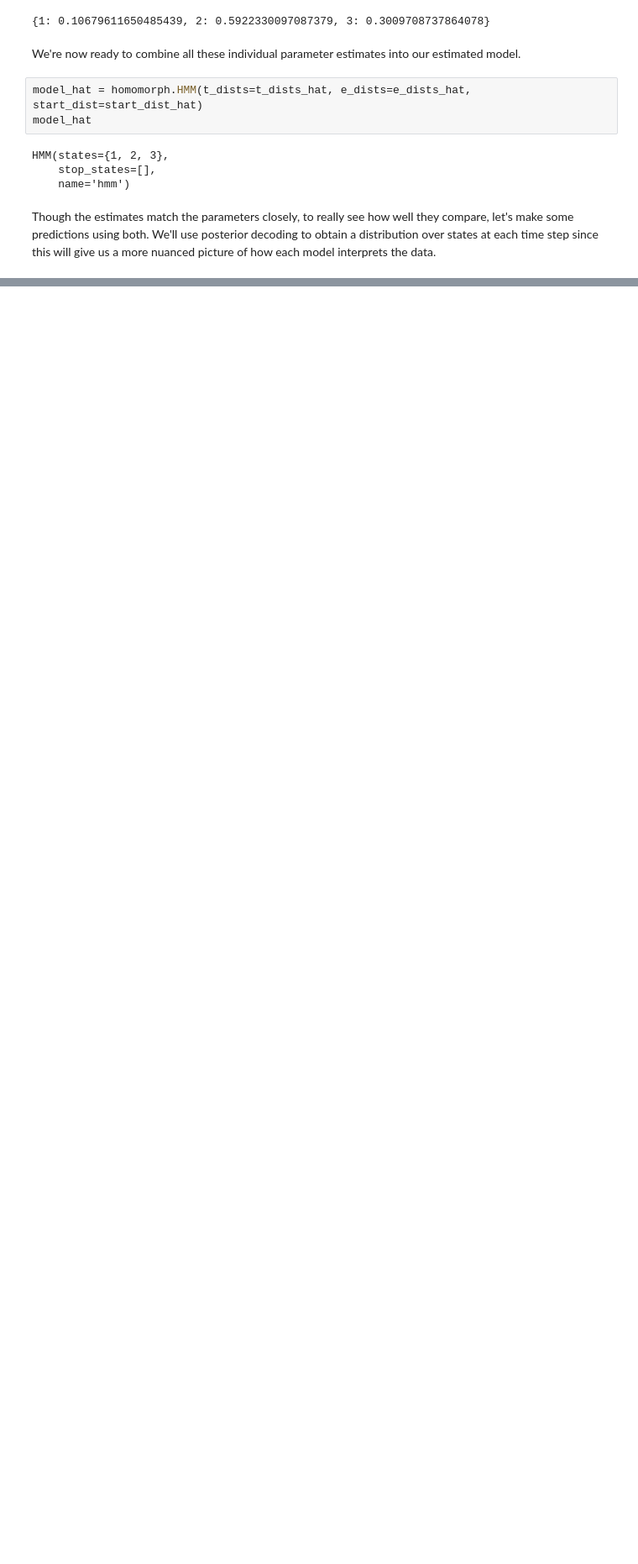
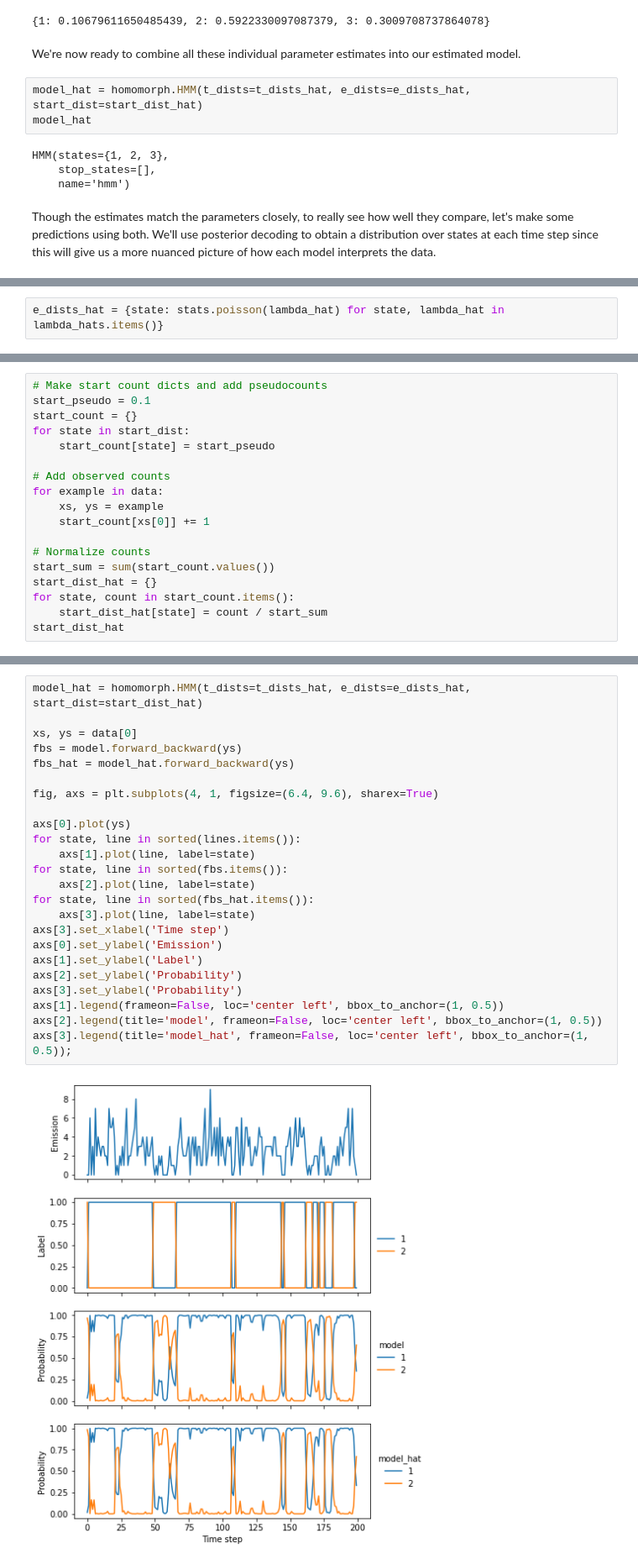
Before and after one commit to marcsingleton/homomorph, a Jupyter notebook: tutorials/hmm_training.ipynb, the cells around one changed output, grey strips where cells are left out. Shown at 84% size. Drawn from its saved outputs; the diff is of its cells as text; blank space fills up the shorter version.

```diff
--- a/tutorials/hmm_training.ipynb
+++ b/tutorials/hmm_training.ipynb
@@ -377,0 +450,2 @@ Some complex, real-world data with discriminative training
+# %%
+e_dists_hat = {state: stats.poisson(lambda_hat) for state, lambda_hat in lambda_hats.items()}
@@ -377,0 +484,18 @@ Some complex, real-world data with discriminative training
+# %%
+# Make start count dicts and add pseudocounts
+start_pseudo = 0.1
+start_count = {}
+for state in start_dist:
+    start_count[state] = start_pseudo
+
+# Add observed counts
+for example in data:
+    xs, ys = example
+    start_count[xs[0]] += 1
+
+# Normalize counts
+start_sum = sum(start_count.values())
+start_dist_hat = {}
+for state, count in start_count.items():
+    start_dist_hat[state] = count / start_sum
+start_dist_hat
@@ -377,0 +506,26 @@ Some complex, real-world data with discriminative training
+# %%
+model_hat = homomorph.HMM(t_dists=t_dists_hat, e_dists=e_dists_hat, start_dist=start_dist_hat)
+
+xs, ys = data[0]
+fbs = model.forward_backward(ys)
+fbs_hat = model_hat.forward_backward(ys)
+
+fig, axs = plt.subplots(4, 1, figsize=(6.4, 9.6), sharex=True)
+
+axs[0].plot(ys)
+for state, line in sorted(lines.items()):
+    axs[1].plot(line, label=state)
+for state, line in sorted(fbs.items()):
+    axs[2].plot(line, label=state)
+for state, line in sorted(fbs_hat.items()):
+    axs[3].plot(line, label=state)
+axs[3].set_xlabel('Time step')
+axs[0].set_ylabel('Emission')
+axs[1].set_ylabel('Label')
+axs[2].set_ylabel('Probability')
+axs[3].set_ylabel('Probability')
+axs[1].legend(frameon=False, loc='center left', bbox_to_anchor=(1, 0.5))
+axs[2].legend(title='model', frameon=False, loc='center left', bbox_to_anchor=(1, 0.5))
+axs[3].legend(title='model_hat', frameon=False, loc='center left', bbox_to_anchor=(1, 0.5));
+# %% [output]
+[figure, added]
```
Also changed, not shown: parts of 12 cells of this notebook.
